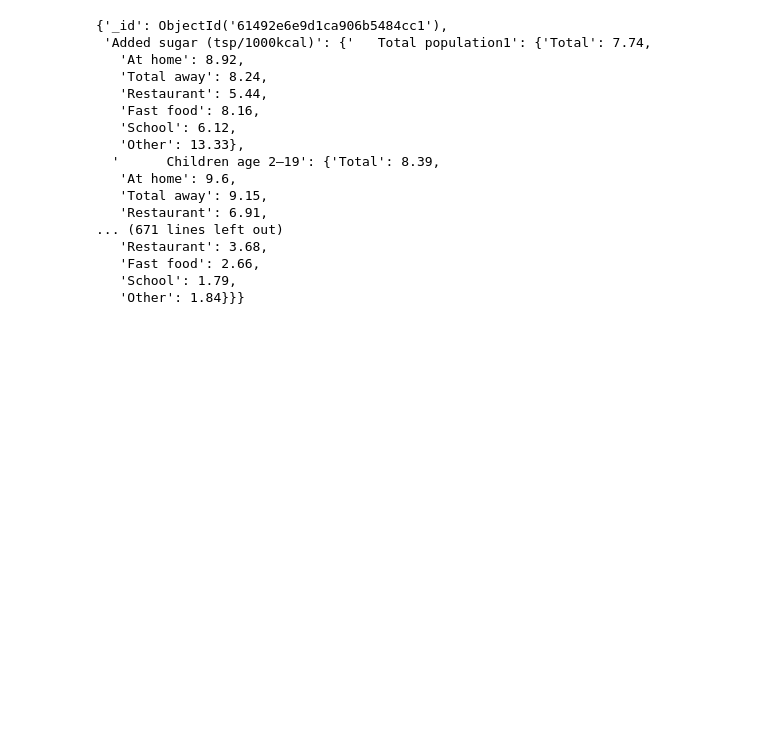
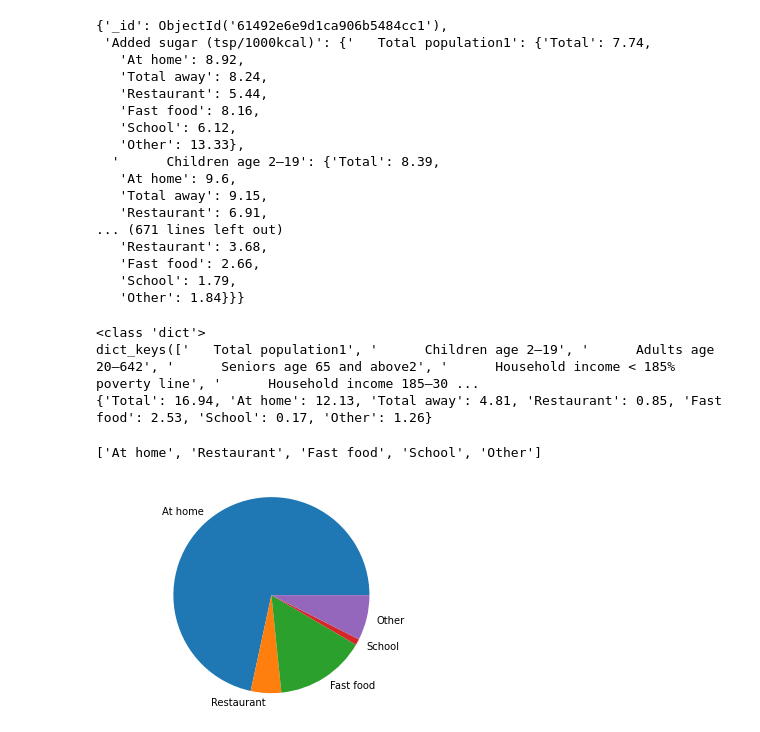
Before and after one commit to applepassion4/Project3, a Jupyter notebook: MongoDB/database.ipynb, the cells around one changed output. Drawn from its saved outputs; the diff is of its cells as text; code cells hidden in the pictures; blank space fills up the shorter version.

Commit message:
Visualization

```diff
--- a/MongoDB/database.ipynb
+++ b/MongoDB/database.ipynb
@@ -31,0 +36,31 @@ data2017.find_one()
+# %%
+one=data2017.find_one()
+print(type(one))
+keys=list(one.keys())
+print(one[keys[1]].keys())
+keys_child=list(one[keys[1]].keys())
+sample=one[keys[1]][keys_child[0]]
+print(sample)
+# %% [output]
+<class 'dict'>
+dict_keys(['   Total population1', '      Children age 2–19', '      Adults age 20–642', '      Seniors age 65 and above2', '      Household income < 185% poverty line', '      Household income 185–30 ...
+{'Total': 16.94, 'At home': 12.13, 'Total away': 4.81, 'Restaurant': 0.85, 'Fast food': 2.53, 'School': 0.17, 'Other': 1.26}
+# %%
+labels=[]
+sizes=[]
+for x, y in sample.items():
+    if 'Total' in x:
+        continue
+    labels.append(x)
+    sizes.append(y)
+
+print(labels)
+# %% [output]
+['At home', 'Restaurant', 'Fast food', 'School', 'Other']
+# %%
+plt.pie(sizes, labels=labels)
+
+plt.axis('equal')
+plt.show()
+# %% [output]
+[figure, added]
```
Also changed, not shown: parts of 2 cells of this notebook, 1 other file.
